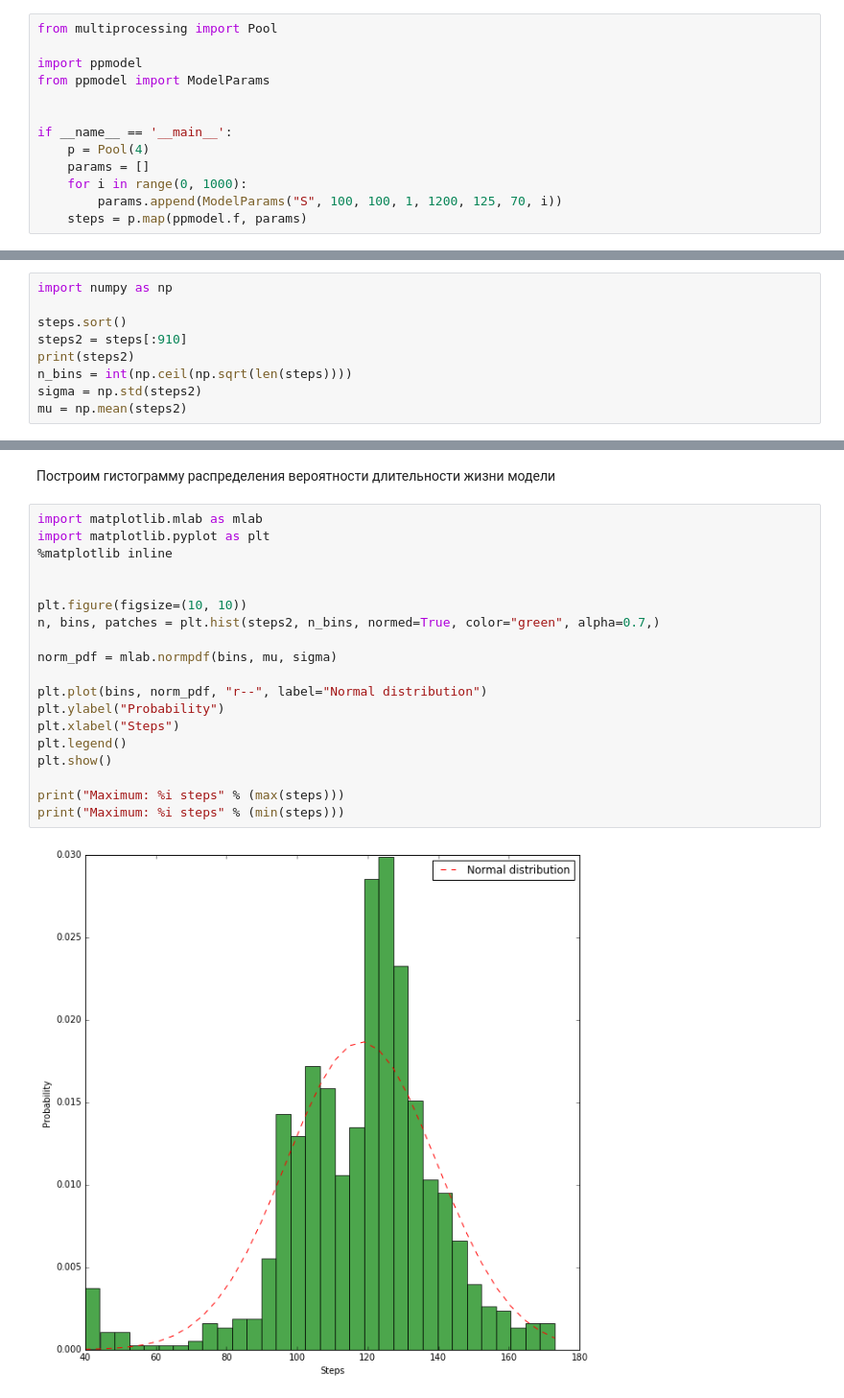
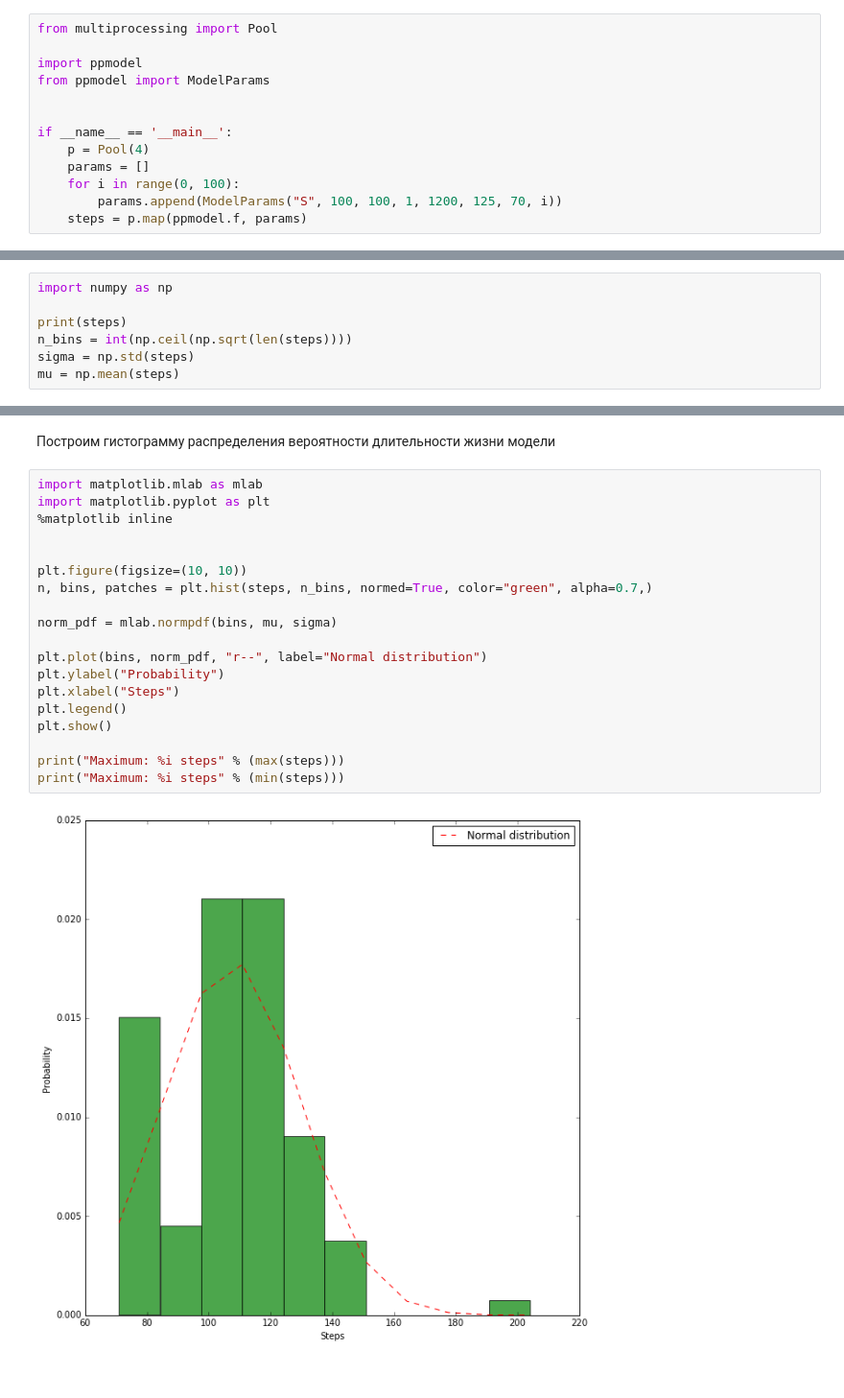
Before and after one commit to Zhuikov/predator-prey, a Jupyter notebook: notebooks/SeedToSteps.ipynb, the cells around one changed output, grey strips where cells are left out. Shown at 96% size. Drawn from its saved outputs; the diff is of its cells as text.

```diff
--- a/notebooks/SeedToSteps.ipynb
+++ b/notebooks/SeedToSteps.ipynb
@@ -17,6 +17,6 @@ from ppmodel import ModelParams
 if __name__ == '__main__':
     p = Pool(4)
     params = []
-    for i in range(0, 1000):
+    for i in range(0, 100):
         params.append(ModelParams("S", 100, 100, 1, 1200, 125, 70, i))
     steps = p.map(ppmodel.f, params)
@@ -29,10 +25,8 @@ TODO: не хочу соврать, что тут происходит, пред
 # %%
 import numpy as np
 
-steps.sort()
-steps2 = steps[:910]
-print(steps2)
+print(steps)
 n_bins = int(np.ceil(np.sqrt(len(steps))))
-sigma = np.std(steps2)
-mu = np.mean(steps2)
+sigma = np.std(steps)
+mu = np.mean(steps)
 # %% [output]
@@ -44,21 +38,21 @@ mu = np.mean(steps2)
 # %%
 import matplotlib.mlab as mlab
 import matplotlib.pyplot as plt
 %matplotlib inline
 
 
 plt.figure(figsize=(10, 10))
-n, bins, patches = plt.hist(steps2, n_bins, normed=True, color="green", alpha=0.7,)
+n, bins, patches = plt.hist(steps, n_bins, normed=True, color="green", alpha=0.7,)
 
 norm_pdf = mlab.normpdf(bins, mu, sigma)
 
 plt.plot(bins, norm_pdf, "r--", label="Normal distribution")
 plt.ylabel("Probability")
 plt.xlabel("Steps")
 plt.legend()
 plt.show()
 
 print("Maximum: %i steps" % (max(steps)))
 print("Maximum: %i steps" % (min(steps)))
 # %% [output]
-[figure, old version]
+[figure, new version]
```
Also changed, not shown: parts of 4 cells of this notebook, 6 other files.
